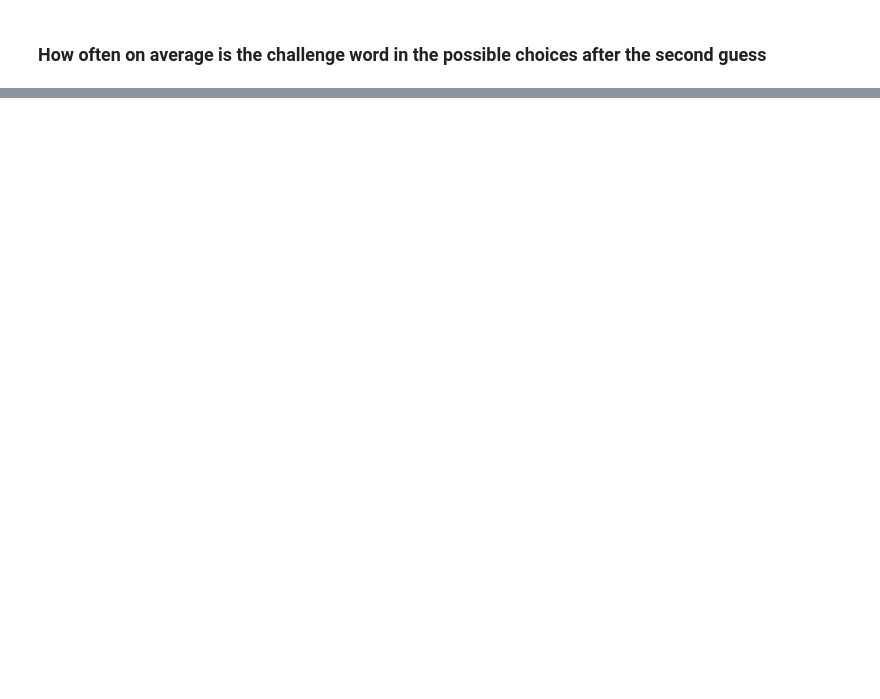
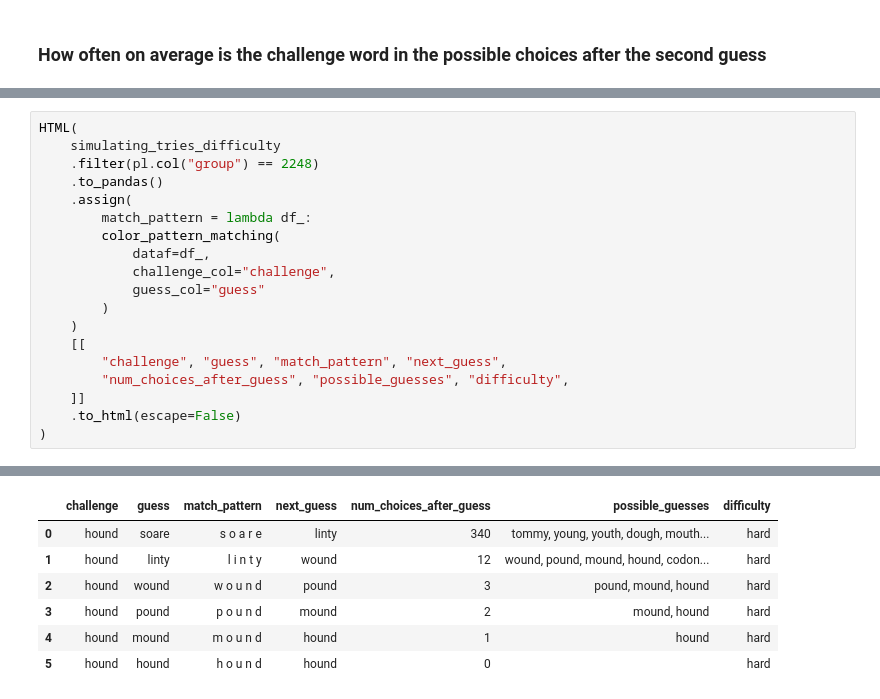
Before and after one commit to jgriffi/Wordle, a Jupyter notebook: notebooks/alternative_openers_eda.ipynb, the cells around one changed output, grey strips where cells are left out. Saved outputs shown, nothing was run; the diff lists cells and outputs as text; blank space fills up the shorter version.

```diff
--- a/notebooks/alternative_openers_eda.ipynb
+++ b/notebooks/alternative_openers_eda.ipynb
@@ -462 +462,21 @@ shape: (6, 19)
 | "hound" | "hound" | "" | "onudh" | 0 | 5 | ... |
+# %%
+HTML(
+    simulating_tries_difficulty
+    .filter(pl.col("group") == 2248)
+    .to_pandas()
+    .assign(
+        match_pattern = lambda df_:
+        color_pattern_matching(
+            dataf=df_,
+            challenge_col="challenge",
+            guess_col="guess"
+        )
+    )
+    [[
+        "challenge", "guess", "match_pattern", "next_guess",
+        "num_choices_after_guess", "possible_guesses", "difficulty",
+    ]]
+    .to_html(escape=False)
+)
+# %% [output]
@@ -463,3 +484,10 @@ shape: (6, 19)
+|  | challenge | guess | match_pattern | next_guess | num_choices_after_guess | possible_guesses | difficulty |
+| 0 | hound | soare | s o a r e | linty | 340 | tommy, young, youth, dough, mouth... | hard |
+| 1 | hound | linty | l i n t y | wound | 12 | wound, pound, mound, hound, codon... | hard |
+| 2 | hound | wound | w o u n d | pound | 3 | pound, mound, hound | hard |
+| 3 | hound | pound | p o u n d | mound | 2 | mound, hound | hard |
+| 4 | hound | mound | m o u n d | hound | 1 | hound | hard |
+| 5 | hound | hound | h o u n d | hound | 0 |  | hard |
 # %%
 (
     simulating_tries_difficulty
```
Also changed, not shown: parts of 26 cells of this notebook, 5 other files.
